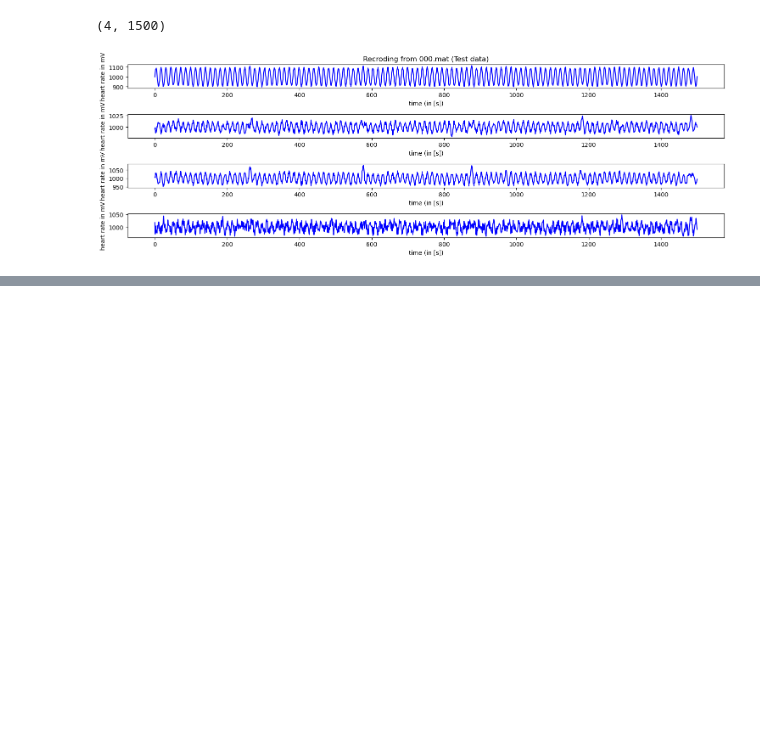
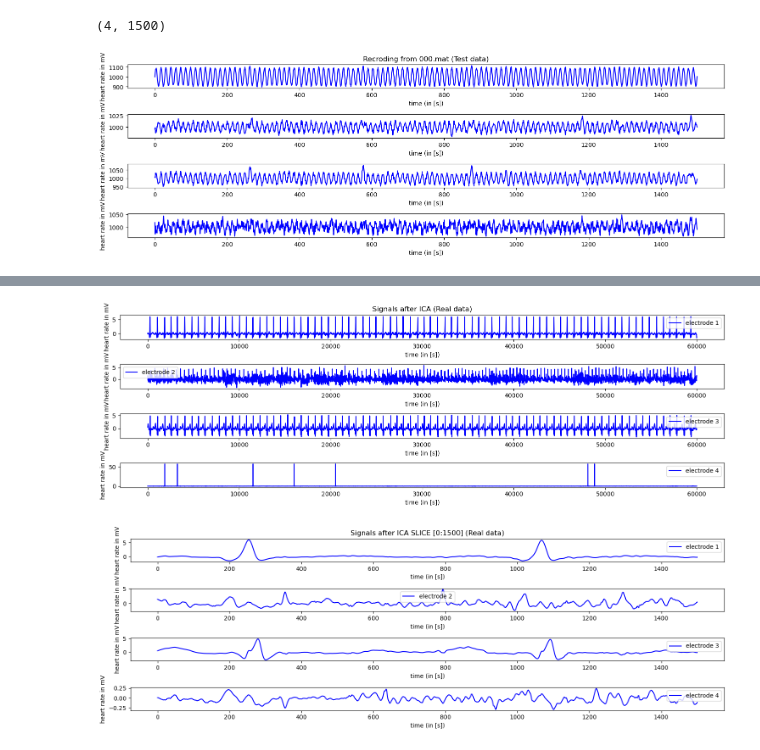
Before and after one commit to Hydropic/Unsupervised-Team-8, a Jupyter notebook: problem-2/jette.ipynb, the cells around one changed output, grey strips where cells are left out. Cells and saved outputs as stored; diff of their text form; code cells hidden in the pictures; blank space fills up the shorter version.

Commit message:
Updates from class, identify irregular signals, wip

```diff
--- a/problem-2/jette.ipynb
+++ b/problem-2/jette.ipynb
@@ -37,0 +62,41 @@ plt.show()
+# %%
+decomposed_data = FastICA(n_components=4).fit_transform(data_r_01.T).T
+
+fig, ax = plt.subplots(4,1, figsize=(15,5))
+
+
+x = np.linspace(0, decomposed_data.shape[1], decomposed_data.shape[1])
+
+for i in range(0,4):
+    ax[i].plot(x, decomposed_data[i, :], color='blue', label=f'electrode {i+1}')
+    ax[i].set_xlabel('time (in [s])')
+    ax[i].set_ylabel('heart rate in mV')
+    ax[i].legend()
+
+ax[0].set_title('Signals after ICA (Real data)')
+
+plt.tight_layout()
+plt.legend()
+plt.show()
+
+
+slice_start = 0
+slice_end = 1500
+
+fig, ax = plt.subplots(4,1, figsize=(15,5))
+
+
+x = np.linspace(0, slice_end-slice_start, slice_end-slice_start)
+
+for i in range(0,4):
+    ax[i].plot(x, decomposed_data[i, :][slice_start:slice_end], color='blue', label=f'electrode {i+1}')
+    ax[i].set_xlabel('time (in [s])')
+    ax[i].set_ylabel('heart rate in mV')
+    ax[i].legend()
+
+ax[0].set_title(f'Signals after ICA SLICE [{slice_start}:{slice_end}] (Real data)')
+plt.tight_layout()
+plt.show()
+# %% [output]
+[figure, added]
+[figure, added]
```
Also changed, not shown: parts of 15 cells of this notebook.
